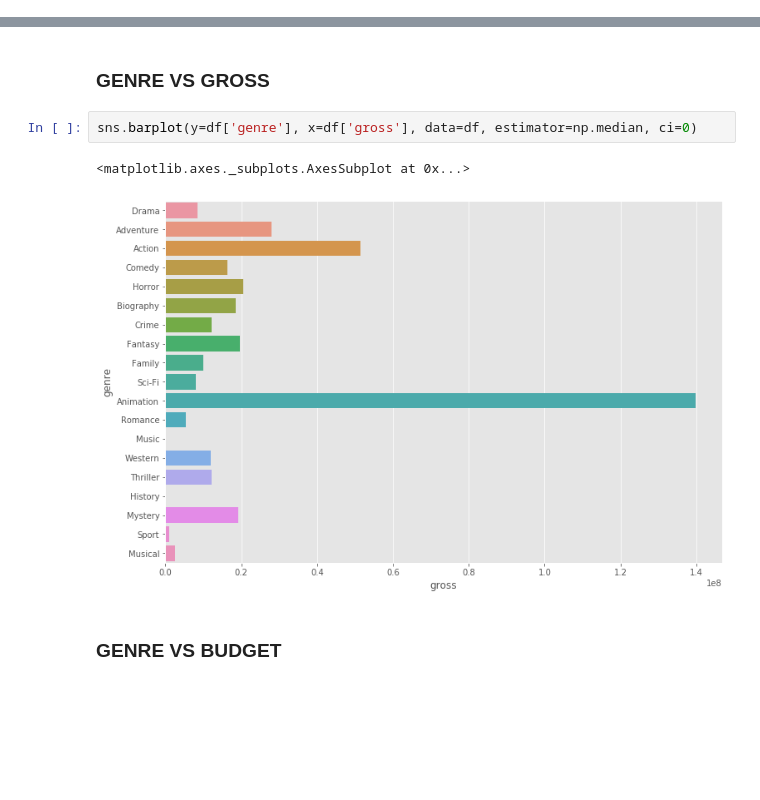
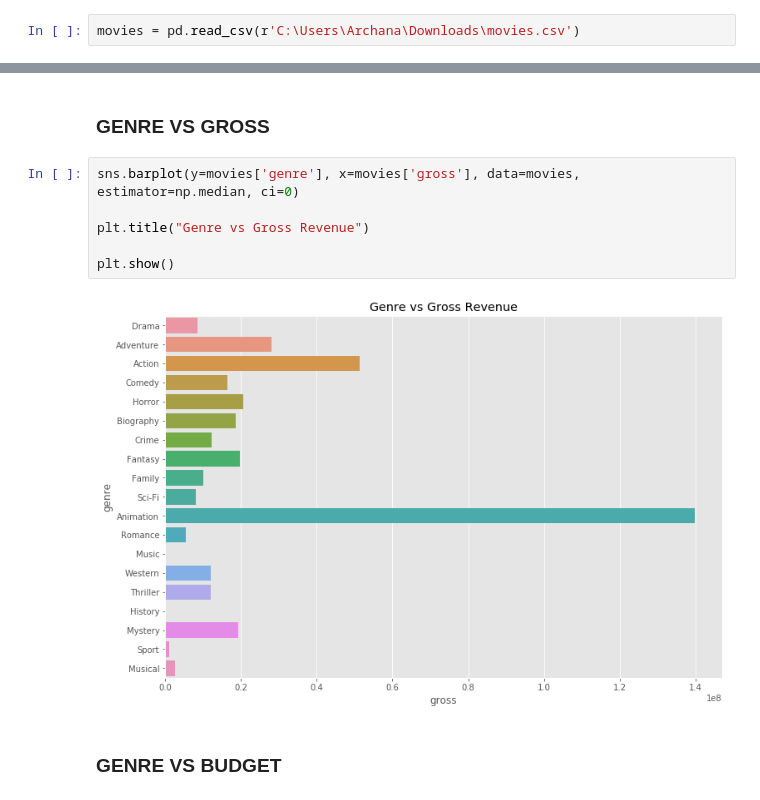
Before and after one commit to chinniarchana/Python-Projects, a Jupyter notebook: MovieAnalysis.ipynb, the cells around one changed output, grey strips where cells are left out. Drawn from its saved outputs; the diff is of its cells as text; blank space fills up the shorter version.

```diff
--- a/MovieAnalysis.ipynb
+++ b/MovieAnalysis.ipynb
@@ -342,3 +415,5 @@ sns.stripplot(x="rating", y="gross", data=df)
+# %%
+movies = pd.read_csv(r'C:\Users\Archana\Downloads\movies.csv')
 # %%
 # GROUPING BY COMPANY, YEAR AND GROSS
 
@@ -534,10 +627,13 @@ sns.countplot(y=df['rating'], data=df)
 # %% [markdown]
 ### GENRE VS GROSS
 # %%
-sns.barplot(y=df['genre'], x=df['gross'], data=df, estimator=np.median, ci=0)
+sns.barplot(y=movies['genre'], x=movies['gross'], data=movies, estimator=np.median, ci=0)
+
+plt.title("Genre vs Gross Revenue")
+
+plt.show()
 # %% [output]
-<matplotlib.axes._subplots.AxesSubplot at 0x...>
-[figure, old version]
+[figure, new version]
 # %% [markdown]
 ### GENRE VS BUDGET
 # %%
```
Also changed, not shown: parts of 47 cells of this notebook.
